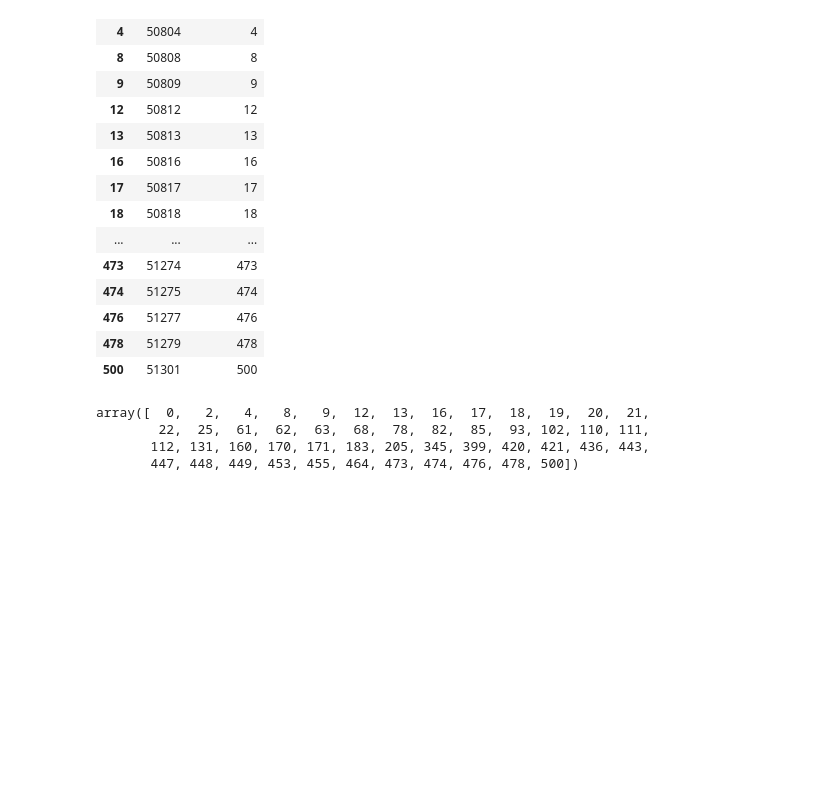
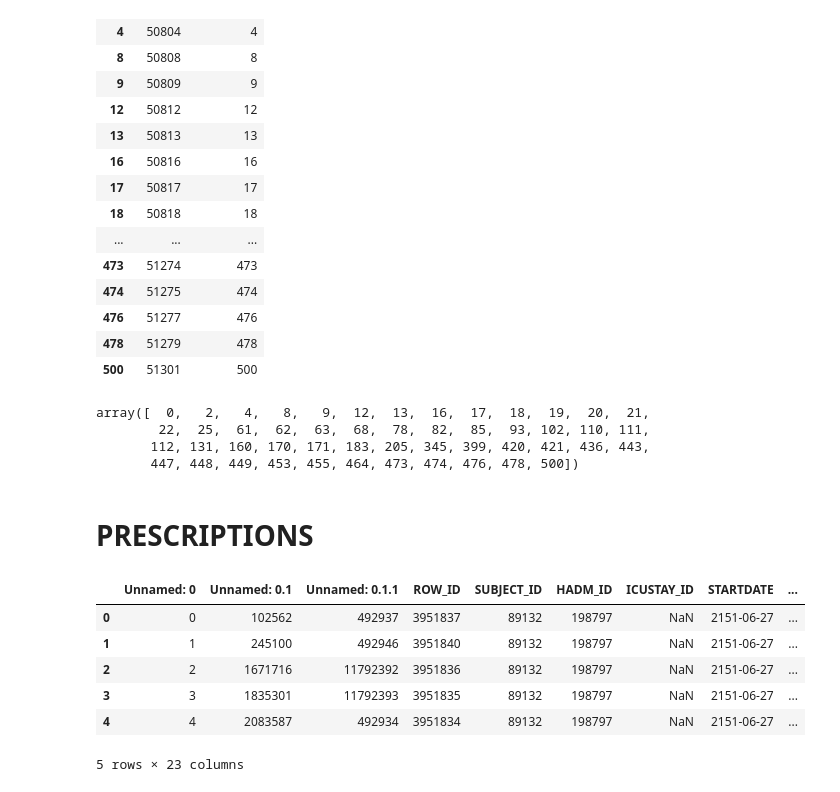
Before and after one commit to Nemo4110/GNNs-Driven-Clinical-Decision-Making-Assistance, a Jupyter notebook: notebook/statistics.ipynb, the cells around one changed output. Cells and saved outputs as stored; diff of their text form; code cells hidden in the pictures; blank space fills up the shorter version.

```diff
--- a/notebook/statistics.ipynb
+++ b/notebook/statistics.ipynb
@@ -591,3 +590,16 @@ array([  0,   2,   4,   8,   9,  12,  13,  16,  17,  18,  19,  20,  21,
         22,  25,  61,  62,  63,  68,  78,  82,  85,  93, 102, 110, 111,
        112, 131, 160, 170, 171, 183, 205, 345, 399, 420, 421, 436, 443,
        447, 448, 449, 453, 455, 464, 473, 474, 476, 478, 500])
+# %% [markdown]
+# PRESCRIPTIONS
+# %%
+df_prescriptions = pd.read_csv(os.path.join(path_dataset, "PRESCRIPTIONS_PREPROCESSED.csv.gz"))
+df_prescriptions.head()
+# %% [output]
+|  | Unnamed: 0 | Unnamed: 0.1 | Unnamed: 0.1.1 | ROW_ID | SUBJECT_ID | HADM_ID | ICUSTAY_ID | STARTDATE | ... |
+| 0 | 0 | 102562 | 492937 | 3951837 | 89132 | 198797 | NaN | 2151-06-27 | ... |
+| 1 | 1 | 245100 | 492946 | 3951840 | 89132 | 198797 | NaN | 2151-06-27 | ... |
+| 2 | 2 | 1671716 | 11792392 | 3951836 | 89132 | 198797 | NaN | 2151-06-27 | ... |
+| 3 | 3 | 1835301 | 11792393 | 3951835 | 89132 | 198797 | NaN | 2151-06-27 | ... |
+| 4 | 4 | 2083587 | 492934 | 3951834 | 89132 | 198797 | NaN | 2151-06-27 | ... |
+5 rows × 23 columns
```
Also changed, not shown: parts of 2 cells of this notebook, 8 other files.
